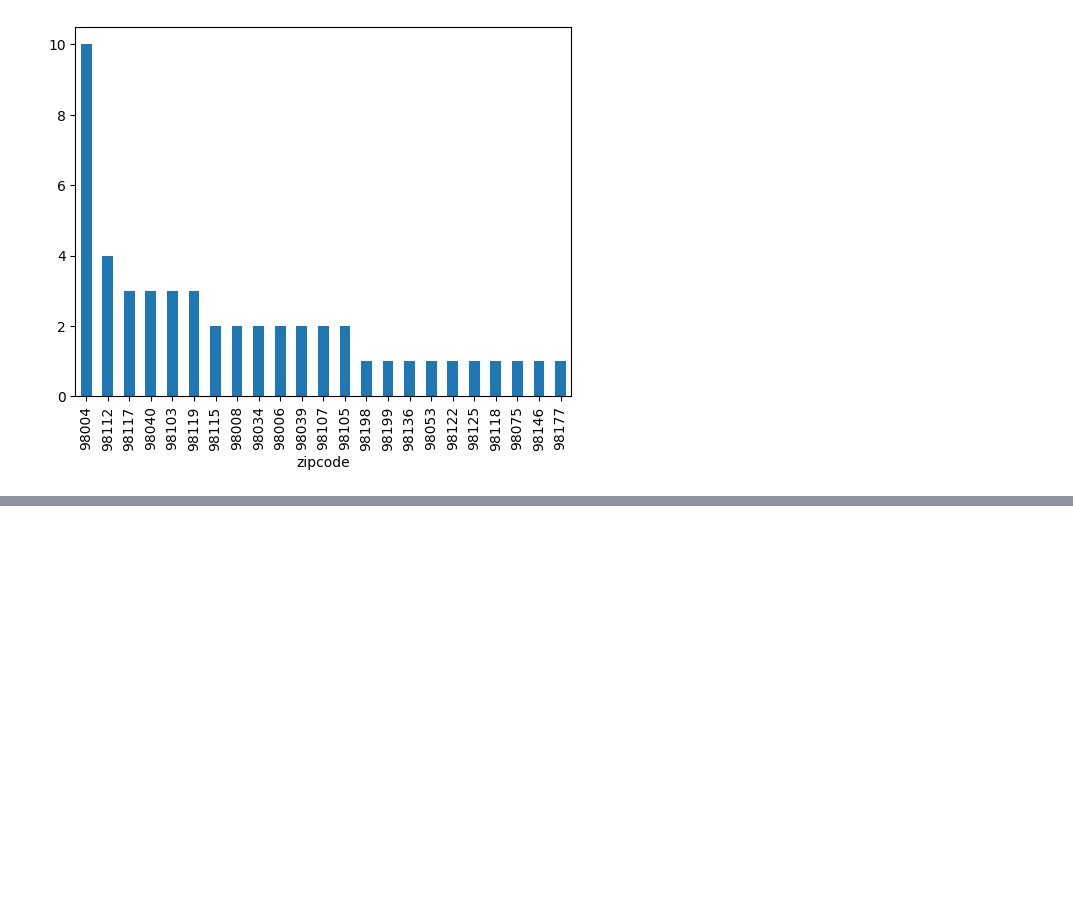
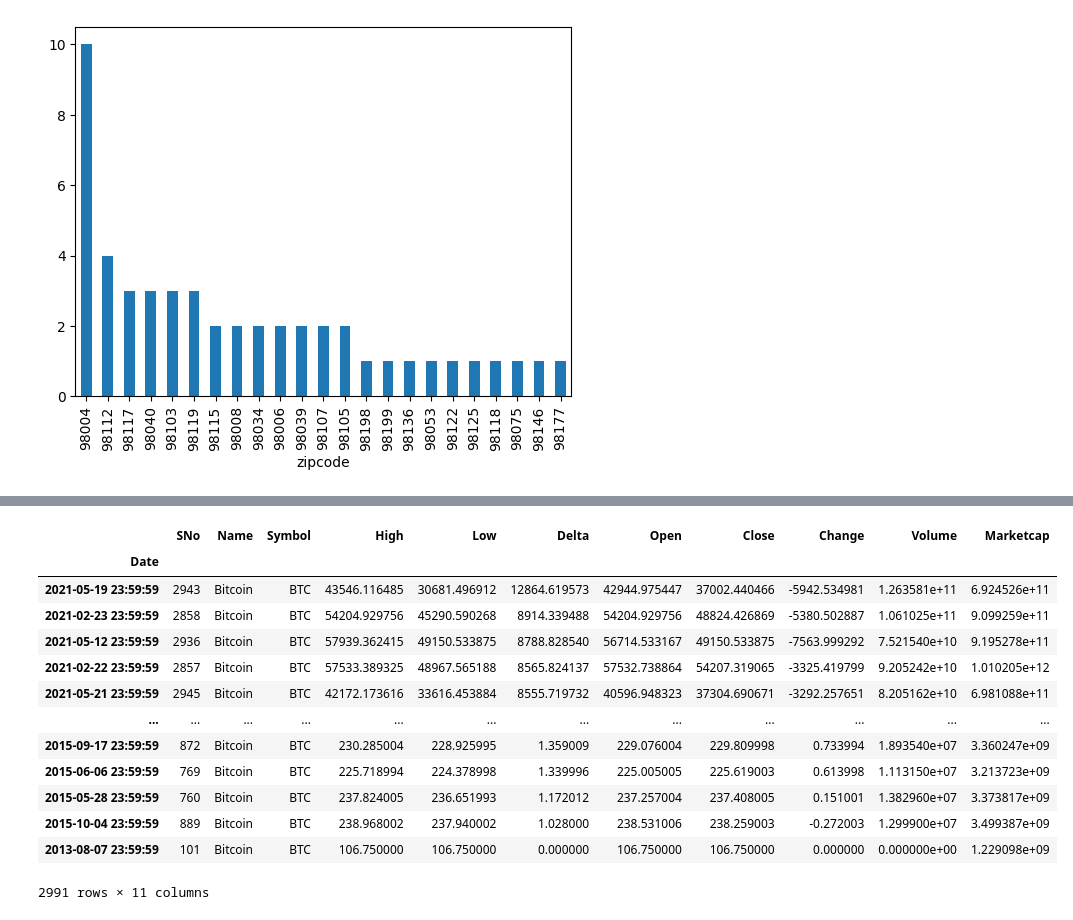
Before and after one commit to harshitgupta240197/Python, a Jupyter notebook: Pandas/Core_Concepts/Modifying Dataframes/Adding_Dynamic_Columns.ipynb, the cells around one changed output, grey strips where cells are left out. Saved outputs shown, nothing was run; the diff lists cells and outputs as text; code cells hidden in the pictures; blank space fills up the shorter version.

Commit message:
Dynamic/Calculated Columns add ons

```diff
--- a/Pandas/Core_Concepts/Modifying Dataframes/Adding_Dynamic_Columns.ipynb
+++ b/Pandas/Core_Concepts/Modifying Dataframes/Adding_Dynamic_Columns.ipynb
@@ -113,0 +166,17 @@ houses.sort_values(['price/sqft'], ascending=False).head(50)['zipcode'].value_co
+# %%
+btc.sort_values('Delta', ascending=False)
+# %% [output]
+|  | SNo | Name | Symbol | High | Low | Delta | Open | Close | Change | Volume | Marketcap |
+| Date |  |  |  |  |  |  |  |  |  |  |  |
+| 2021-05-19 23:59:59 | 2943 | Bitcoin | BTC | 43546.116485 | 30681.496912 | 12864.619573 | 42944.975447 | 37002.440466 | -5942.534981 | 1.263581e+11 | 6.924526e+11 |
+| 2021-02-23 23:59:59 | 2858 | Bitcoin | BTC | 54204.929756 | 45290.590268 | 8914.339488 | 54204.929756 | 48824.426869 | -5380.502887 | 1.061025e+11 | 9.099259e+11 |
+| 2021-05-12 23:59:59 | 2936 | Bitcoin | BTC | 57939.362415 | 49150.533875 | 8788.828540 | 56714.533167 | 49150.533875 | -7563.999292 | 7.521540e+10 | 9.195278e+11 |
+| 2021-02-22 23:59:59 | 2857 | Bitcoin | BTC | 57533.389325 | 48967.565188 | 8565.824137 | 57532.738864 | 54207.319065 | -3325.419799 | 9.205242e+10 | 1.010205e+12 |
+| 2021-05-21 23:59:59 | 2945 | Bitcoin | BTC | 42172.173616 | 33616.453884 | 8555.719732 | 40596.948323 | 37304.690671 | -3292.257651 | 8.205162e+10 | 6.981088e+11 |
+| ... | ... | ... | ... | ... | ... | ... | ... | ... | ... | ... | ... |
+| 2015-09-17 23:59:59 | 872 | Bitcoin | BTC | 230.285004 | 228.925995 | 1.359009 | 229.076004 | 229.809998 | 0.733994 | 1.893540e+07 | 3.360247e+09 |
+| 2015-06-06 23:59:59 | 769 | Bitcoin | BTC | 225.718994 | 224.378998 | 1.339996 | 225.005005 | 225.619003 | 0.613998 | 1.113150e+07 | 3.213723e+09 |
+| 2015-05-28 23:59:59 | 760 | Bitcoin | BTC | 237.824005 | 236.651993 | 1.172012 | 237.257004 | 237.408005 | 0.151001 | 1.382960e+07 | 3.373817e+09 |
+| 2015-10-04 23:59:59 | 889 | Bitcoin | BTC | 238.968002 | 237.940002 | 1.028000 | 238.531006 | 238.259003 | -0.272003 | 1.299900e+07 | 3.499387e+09 |
+| 2013-08-07 23:59:59 | 101 | Bitcoin | BTC | 106.750000 | 106.750000 | 0.000000 | 106.750000 | 106.750000 | 0.000000 | 0.000000e+00 | 1.229098e+09 |
+2991 rows × 11 columns
```
Also changed, not shown: parts of 12 cells of this notebook.
